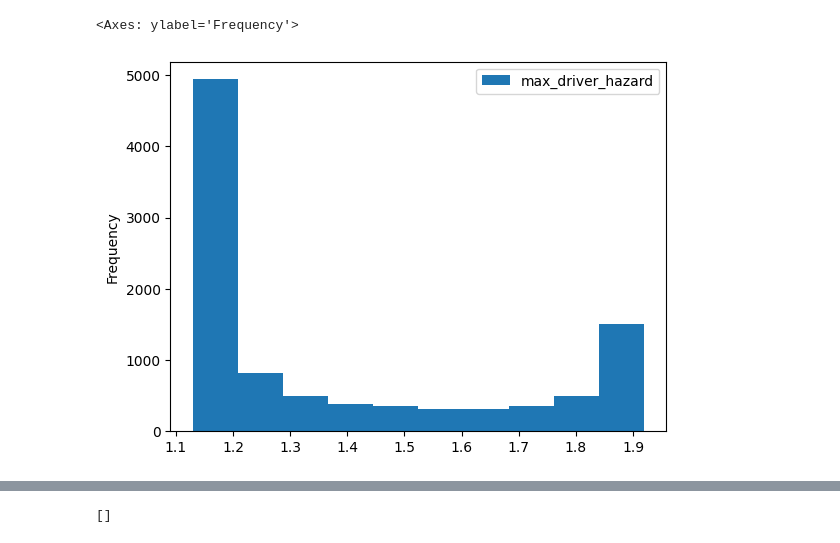
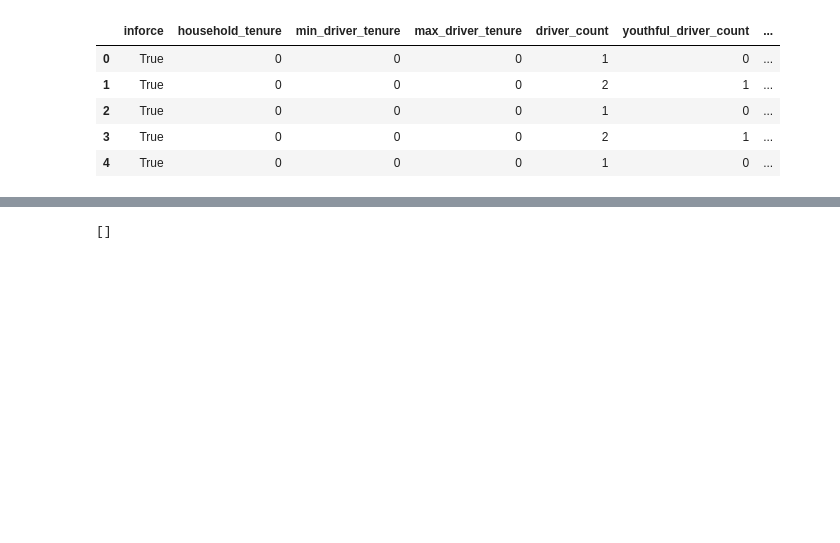
Before and after one commit to rosacker/msds_498_insurance_loss_modeling, a Jupyter notebook: synthetic_data/Data_Creation.ipynb, the cells around one changed output, grey strips where cells are left out. Drawn from its saved outputs; the diff is of its cells as text; code cells hidden in the pictures; blank space fills up the shorter version.

Commit message:
Added IDs to each object type and added a per-vehicle summary

```diff
--- a/synthetic_data/Data_Creation.ipynb
+++ b/synthetic_data/Data_Creation.ipynb
@@ -2,16 +2,26 @@
 import random
 import pandas as pd
 import numpy as np
+from functools import reduce
+from operator import concat
 
 from data_generator.household import household
+
+pd.set_option('display.max_columns', None)
 # %%
-houses = [household() for i in range(10_000)]
+houses = [household() for i in range(5)]
+# %%
+pd.DataFrame(reduce(concat, [x.summary_per_vehicle for x in houses if x.inforce]))
+# %% [output]
+|  | inforce | household_tenure | min_driver_tenure | max_driver_tenure | driver_count | youthful_driver_count | ... |
+| 0 | True | 0 | 0 | 0 | 1 | 0 | ... |
+| 1 | True | 0 | 0 | 0 | 2 | 1 | ... |
+| 2 | True | 0 | 0 | 0 | 1 | 0 | ... |
+| 3 | True | 0 | 0 | 0 | 2 | 1 | ... |
+| 4 | True | 0 | 0 | 0 | 1 | 0 | ... |
 # %%
 result_df = pd.DataFrame([x.summary_with_debugging for x in houses if x.inforce])
 result_df[['max_driver_hazard']].plot.hist()
-# %% [output]
-<Axes: ylabel='Frequency'>
-[figure, removed]
 # %%
 for x in houses:
   x.move_forward_n_years(random.randint(1, 30))
```
Also changed, not shown: parts of 8 cells of this notebook, 5 other files.
